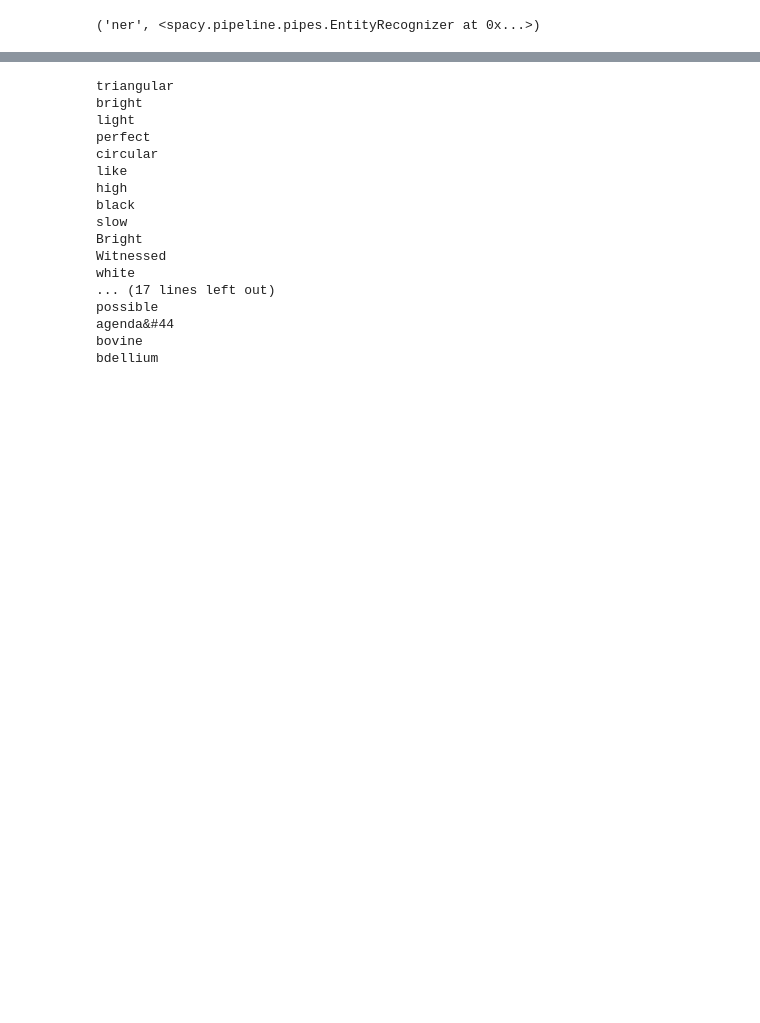
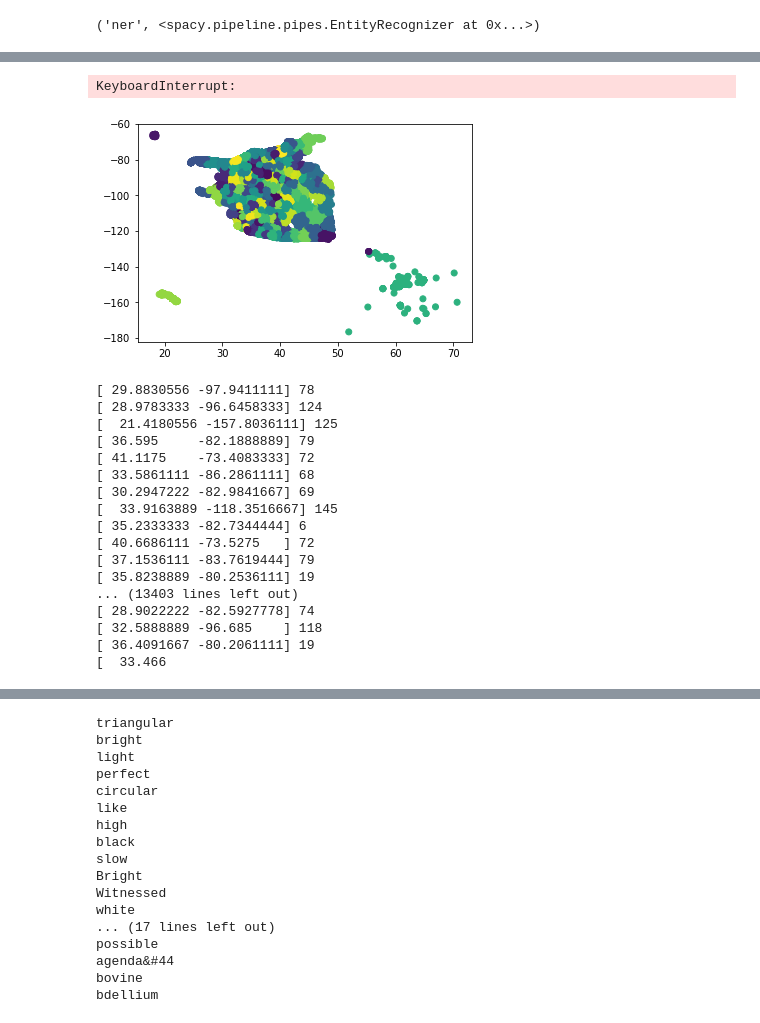
Before and after one commit to MGutensohn/anlp-final-project, a Jupyter notebook: Final_Project_trial_1.ipynb, the cells around one changed output, grey strips where cells are left out. Saved outputs shown, nothing was run; the diff lists cells and outputs as text; code cells hidden in the pictures; blank space fills up the shorter version.

```diff
--- a/Final_Project_trial_1.ipynb
+++ b/Final_Project_trial_1.ipynb
@@ -10,7 +14,8 @@ nlp.remove_pipe('ner')
 # %% [output]
 ('ner', <spacy.pipeline.pipes.EntityRecognizer at 0x...>)
 # %%
-f = open('data/dataset.tsv', 'r')
+f = open('dataset.tsv', 'r')
 # docs = pd.DataFrame(f.read())
 
-df1 = pd.DataFrame.from_csv(f, sep='\t')
+df1 = pd.DataFrame.from_csv(f, sep='\t', index_col=None)
+df1.head()
@@ -16,0 +47,45 @@ df1 = pd.DataFrame.from_csv(f, sep='\t')
+# %%
+# USED TO FIND BEST K, DO NOT RUN. TAKES AN HOUR
+
+Sum_of_squared_distances = []
+K = range(50, 500, 5)
+for k in K:
+    km = KMeans(n_clusters=k)
+    km = km.fit(coordinates)
+    Sum_of_squared_distances.append(km.inertia_)
+
+plt.plot(K, Sum_of_squared_distances, 'bx-')
+plt.xlabel('k')
+plt.ylabel('Sum_of_squared_distances')
+plt.title('Elbow Method For Optimal k')
+plt.show()
+
+print(coordinates)
+# %% [output]
+KeyboardInterrupt:
+# %%
+coordinates = df1_us.as_matrix(["latitude", "longitude "])
+x, clusters = kmeans2(whiten(coordinates), 150)
+plt.scatter(coordinates[:,0], coordinates[:,1], c=clusters);
+plt.show()
+for i in range(len(clusters)):
+    print(coordinates[i], clusters[i])
+# %% [output]
+[figure, added]
+[ 29.8830556 -97.9411111] 78
+[ 28.9783333 -96.6458333] 124
+[  21.4180556 -157.8036111] 125
+[ 36.595     -82.1888889] 79
+[ 41.1175    -73.4083333] 72
+[ 33.5861111 -86.2861111] 68
+[ 30.2947222 -82.9841667] 69
+[  33.9163889 -118.3516667] 145
+[ 35.2333333 -82.7344444] 6
+[ 40.6686111 -73.5275   ] 72
+[ 37.1536111 -83.7619444] 79
+[ 35.8238889 -80.2536111] 19
+... (13403 lines left out)
+[ 28.9022222 -82.5927778] 74
+[ 32.5888889 -96.685    ] 118
+[ 36.4091667 -80.2061111] 19
+[  33.466
```
Also changed, not shown: parts of 9 cells of this notebook.
